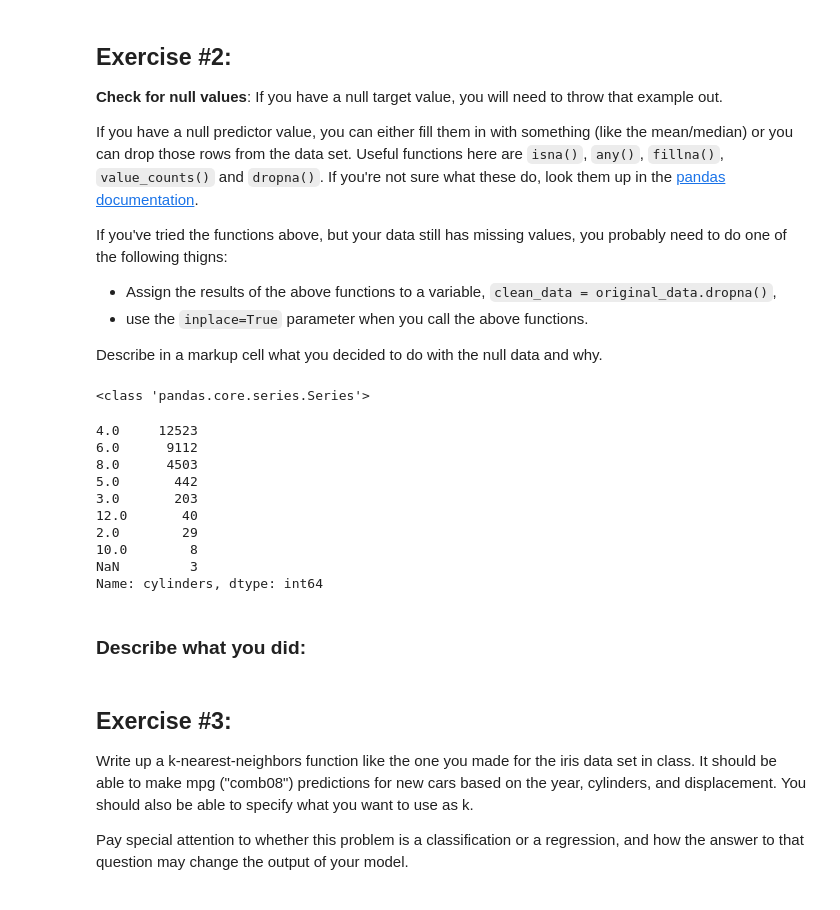
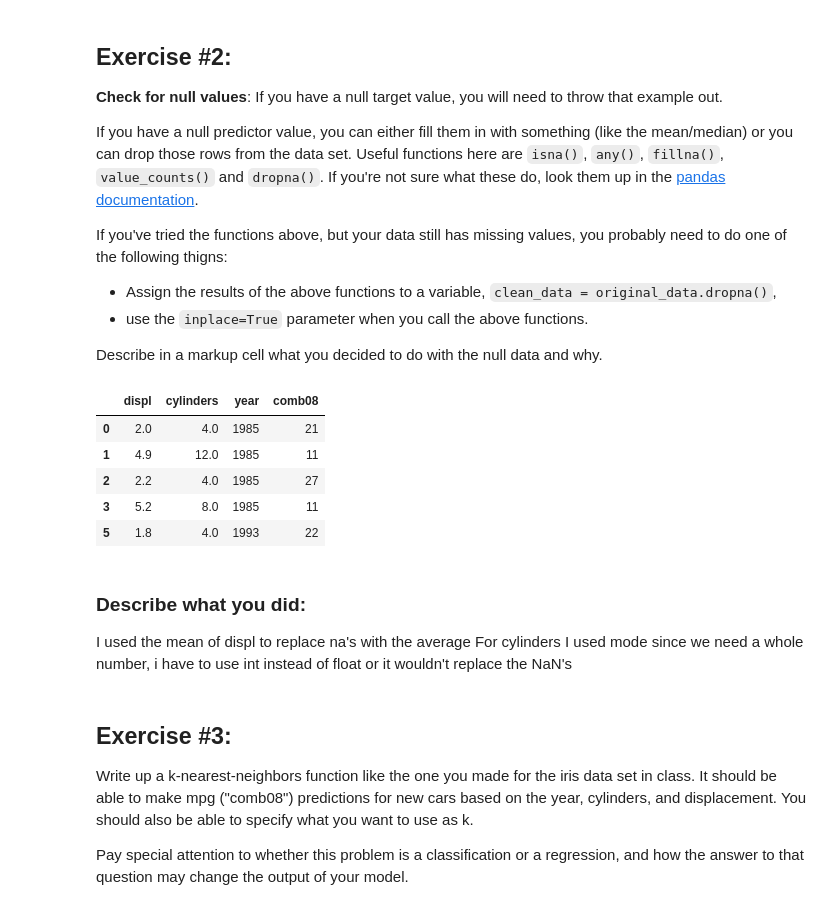
Before and after one commit to cdavis94-school/s23-CS167-Notes, a Jupyter notebook: Notebook2_starter.ipynb, the cells around one changed output. Saved outputs shown, nothing was run; the diff lists cells and outputs as text; code cells hidden in the pictures.

```diff
--- a/Notebook2_starter.ipynb
+++ b/Notebook2_starter.ipynb
@@ -49,36 +49,33 @@ Describe in a markup cell what you decided to do with the null data and why.
 # %%
 # remove missing data here
 right_subset.displ.value_counts(dropna=False)
 #will replace na with mean since there's only two
 displ_mean = right_subset['displ'].mean()
 right_subset['displ'].fillna(displ_mean, inplace=True)
 
 right_subset.cylinders.value_counts(dropna=False)
 #will do mode, since cylinders are a whole number we don't want a decimal here
-cylinders_mode = right_subset['cylinders'].mode()
+cylinders_mode = int(right_subset['cylinders'].mode())
 right_subset['cylinders'].fillna(cylinders_mode, inplace = True)
 
 right_subset.year.value_counts(dropna=False)
 #no na's
 
 right_subset.comb08.value_counts(dropna=False)
 #no na's
 
-right_subset.cylinders.value_counts(dropna=False)
+right_subset.head()
 # %% [output]
-<class 'pandas.core.series.Series'>
-4.0     12523
-6.0      9112
-8.0      4503
-5.0       442
-3.0       203
-12.0       40
-2.0        29
-10.0        8
-NaN         3
-Name: cylinders, dtype: int64
+|  | displ | cylinders | year | comb08 |
+| 0 | 2.0 | 4.0 | 1985 | 21 |
+| 1 | 4.9 | 12.0 | 1985 | 11 |
+| 2 | 2.2 | 4.0 | 1985 | 27 |
+| 3 | 5.2 | 8.0 | 1985 | 11 |
+| 5 | 1.8 | 4.0 | 1993 | 22 |
-# %% [markdown]
-### Describe what you did:
+# %% [markdown]
+### Describe what you did:
+I used the mean of displ to replace na's with the average
+For cylinders I used mode since we need a whole number, i have to use int instead of float or it wouldn't replace the NaN's
 # %% [markdown]
 ## Exercise #3:
 Write up a k-nearest-neighbors function like the one you made for the iris data set in class. It should be able to make mpg ("comb08") predictions for new cars based on the year, cylinders, and displacement. You should also be able to specify what you want to use as k.
```
Also changed, not shown: parts of 5 cells of this notebook.
